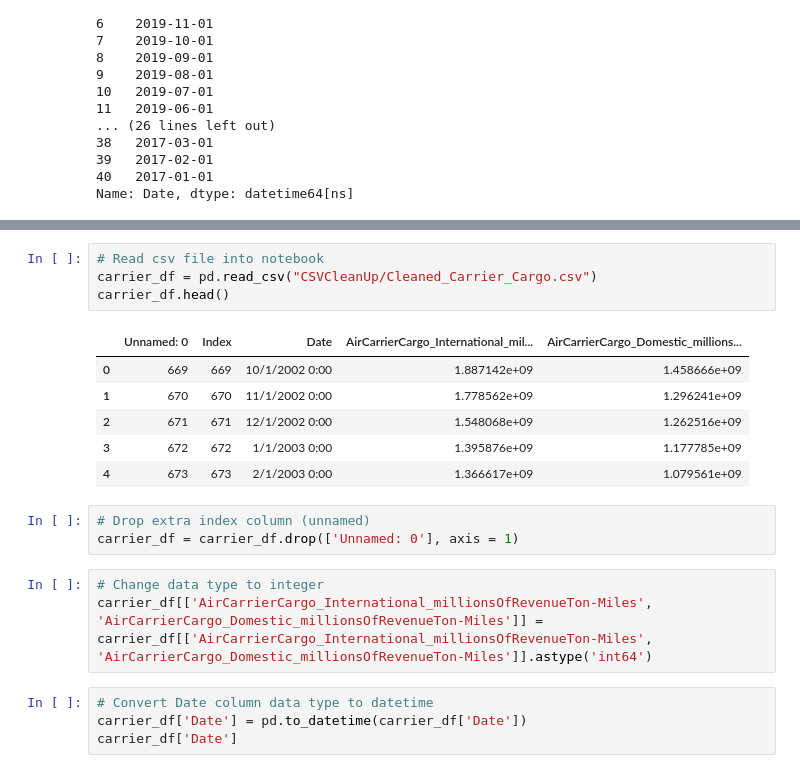
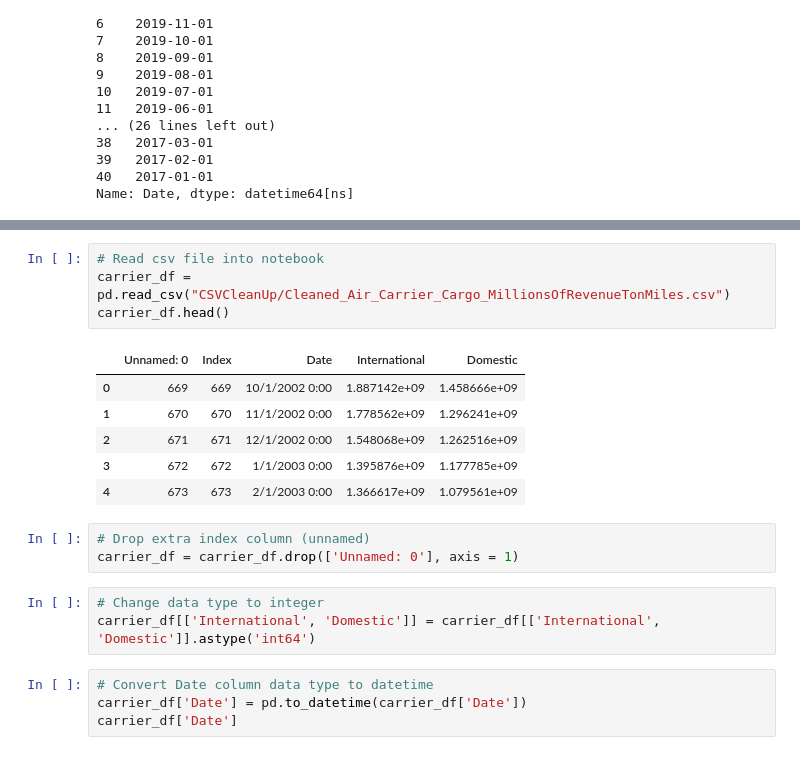
Before and after one commit to RBLevine/ETL-Project, a Jupyter notebook: Transportation.ipynb, the cells around one changed output, grey strips where cells are left out. Saved outputs shown, nothing was run; the diff lists cells and outputs as text.

```diff
--- a/Transportation.ipynb
+++ b/Transportation.ipynb
@@ -419,10 +419,10 @@ air_df
 | 40 | 840 | 2017-01-01 | 62620000 | 8510000 | 54110000 |
 # %%
 # Read csv file into notebook
-carrier_df = pd.read_csv("CSVCleanUp/Cleaned_Carrier_Cargo.csv")
+carrier_df = pd.read_csv("CSVCleanUp/Cleaned_Air_Carrier_Cargo_MillionsOfRevenueTonMiles.csv")
 carrier_df.head()
 # %% [output]
-|  | Unnamed: 0 | Index | Date | AirCarrierCargo_International_mil... | AirCarrierCargo_Domestic_millions... |
+|  | Unnamed: 0 | Index | Date | International | Domestic |
 | 0 | 669 | 669 | 10/1/2002 0:00 | 1.887142e+09 | 1.458666e+09 |
 | 1 | 670 | 670 | 11/1/2002 0:00 | 1.778562e+09 | 1.296241e+09 |
 | 2 | 671 | 671 | 12/1/2002 0:00 | 1.548068e+09 | 1.262516e+09 |
@@ -433,7 +433,7 @@ carrier_df.head()
 carrier_df = carrier_df.drop(['Unnamed: 0'], axis = 1)
 # %%
 # Change data type to integer
-carrier_df[['AirCarrierCargo_International_millionsOfRevenueTon-Miles', 'AirCarrierCargo_Domestic_millionsOfRevenueTon-Miles']] = carrier_df[['AirCarrierCargo_International_millionsOfRevenueTon-Miles', 'AirCarrierCargo_Domestic_millionsOfRevenueTon-Miles']].astype('int64')
+carrier_df[['International', 'Domestic']] = carrier_df[['International', 'Domestic']].astype('int64')
 # %%
 # Convert Date column data type to datetime
 carrier_df['Date'] = pd.to_datetime(carrier_df['Date'])
```
Also changed, not shown: parts of 6 cells of this notebook.
